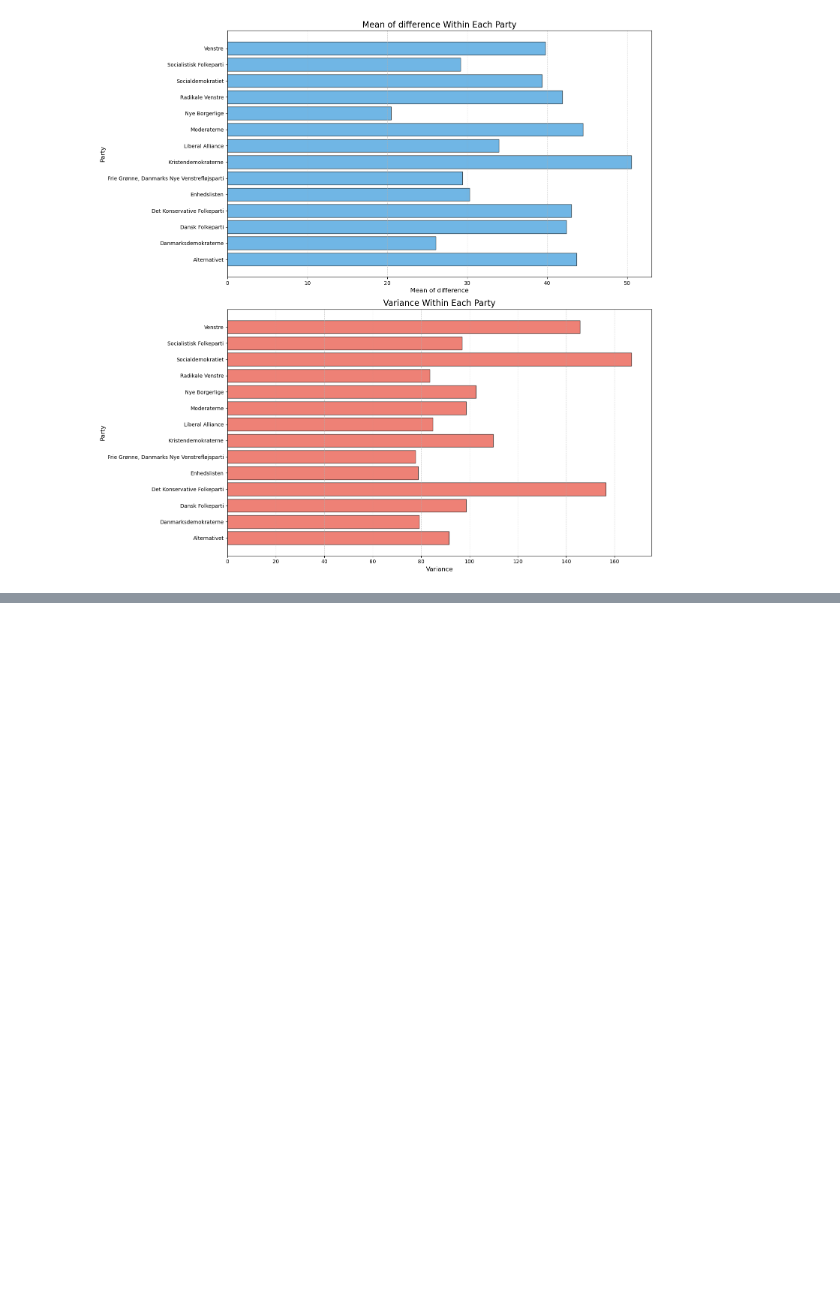
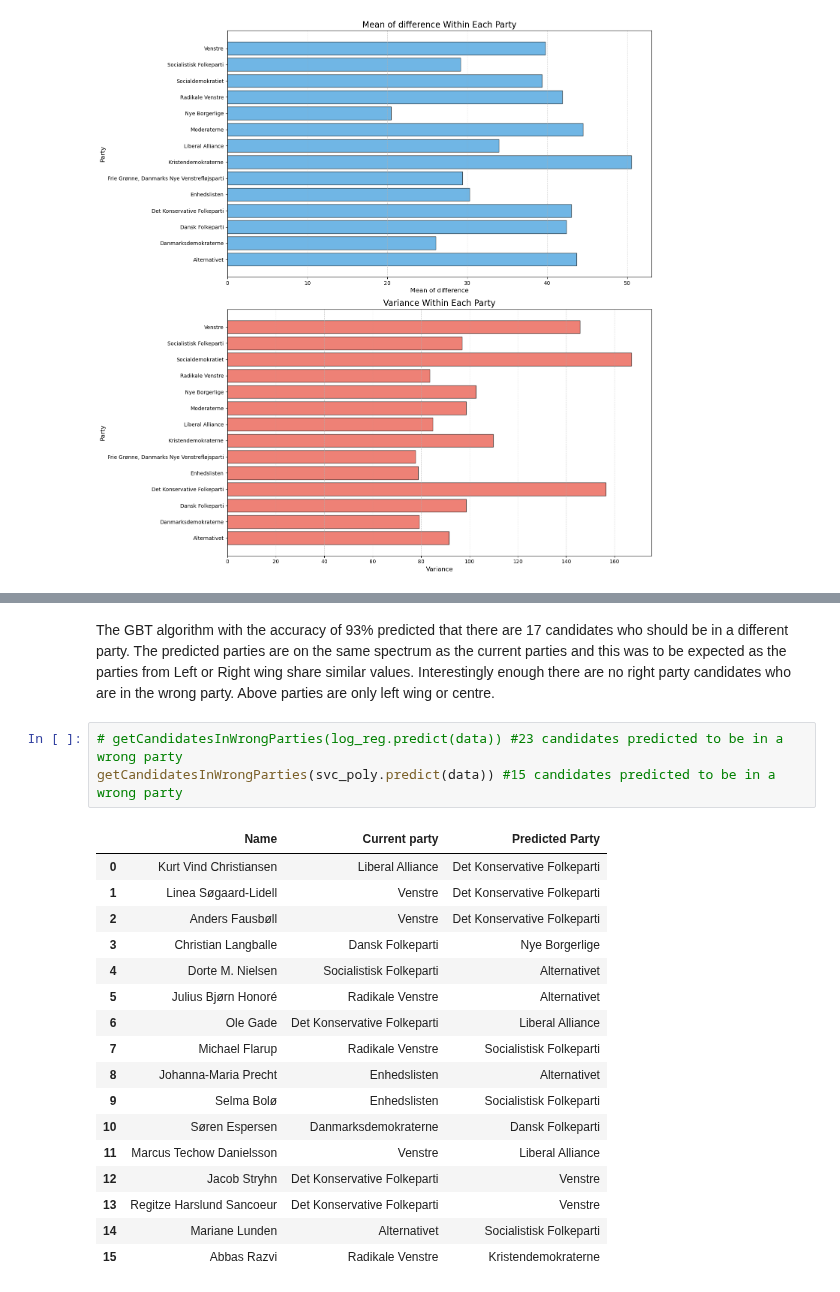
Before and after one commit to maksio420/ML, a Jupyter notebook: 2-candidates/Candidate Test 2022 I - Kamil.ipynb, the cells around one changed output, grey strips where cells are left out. Drawn from its saved outputs; the diff is of its cells as text; blank space fills up the shorter version.

```diff
--- a/2-candidates/Candidate Test 2022 I - Kamil.ipynb
+++ b/2-candidates/Candidate Test 2022 I - Kamil.ipynb
@@ -367,0 +418,23 @@ Test accuracy: 0.764367816091954
+# %% [markdown]
+The GBT algorithm with the accuracy of 93% predicted that there are 17 candidates who should be in a different party. The predicted parties are on the same spectrum as the current parties and this was to be expected as the parties from Left or Right wing share similar values. Interestingly enough there are no right party candidates who are in the wrong party. Above parties are only left wing or centre.
+# %%
+# getCandidatesInWrongParties(log_reg.predict(data)) #23 candidates predicted to be in a wrong party
+getCandidatesInWrongParties(svc_poly.predict(data)) #15 candidates predicted to be in a wrong party
+# %% [output]
+|  | Name | Current party | Predicted Party |
+| 0 | Kurt Vind Christiansen | Liberal Alliance | Det Konservative Folkeparti |
+| 1 | Linea Søgaard-Lidell | Venstre | Det Konservative Folkeparti |
+| 2 | Anders Fausbøll | Venstre | Det Konservative Folkeparti |
+| 3 | Christian Langballe | Dansk Folkeparti | Nye Borgerlige |
+| 4 | Dorte M. Nielsen | Socialistisk Folkeparti | Alternativet |
+| 5 | Julius Bjørn Honoré | Radikale Venstre | Alternativet |
+| 6 | Ole Gade | Det Konservative Folkeparti | Liberal Alliance |
+| 7 | Michael Flarup | Radikale Venstre | Socialistisk Folkeparti |
+| 8 | Johanna-Maria Precht | Enhedslisten | Alternativet |
+| 9 | Selma Bolø | Enhedslisten | Socialistisk Folkeparti |
+| 10 | Søren Espersen | Danmarksdemokraterne | Dansk Folkeparti |
+| 11 | Marcus Techow Danielsson | Venstre | Liberal Alliance |
+| 12 | Jacob Stryhn | Det Konservative Folkeparti | Venstre |
+| 13 | Regitze Harslund Sancoeur | Det Konservative Folkeparti | Venstre |
+| 14 | Mariane Lunden | Alternativet | Socialistisk Folkeparti |
+| 15 | Abbas Razvi | Radikale Venstre | Kristendemokraterne |
```
Also changed, not shown: parts of 12 cells of this notebook.
